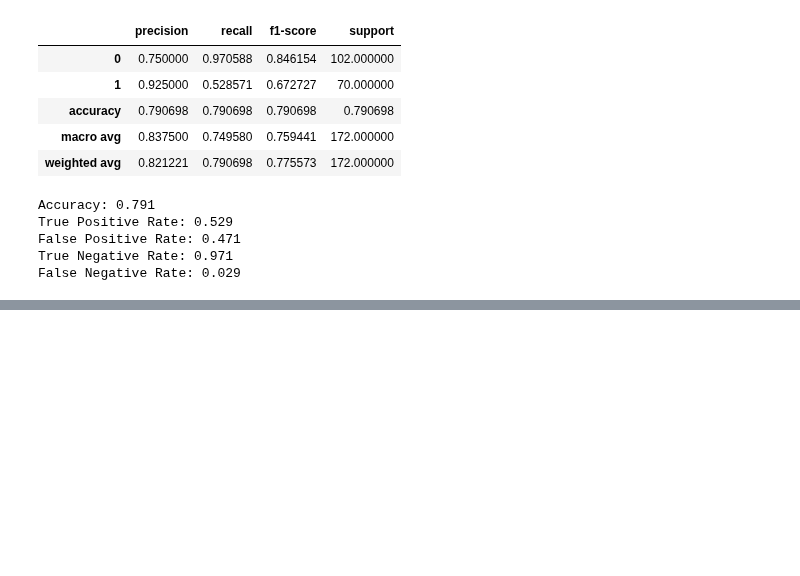
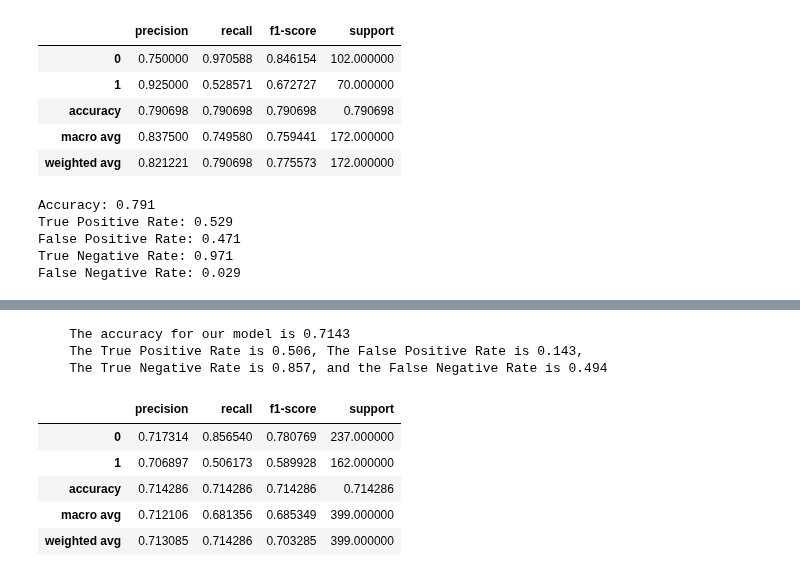
Before and after one commit to Ken-Alviola/classification-exercises, a Jupyter notebook: model.ipynb, the cells around one changed output, grey strips where cells are left out. Cells and saved outputs as stored; diff of their text form; code cells hidden in the pictures; blank space fills up the shorter version.

```diff
--- a/model.ipynb
+++ b/model.ipynb
@@ -455,0 +530,17 @@ False Negative Rate: 0.029
+# %%
+#4. Run through steps 2-4 setting k to 10
+knn2 = KNeighborsClassifier(n_neighbors=10)
+knn2.fit(x_train, y_train)
+
+class_report2 = get_metrics_bin(knn2, x_train,y_train)
+class_report2
+# %% [output]
+    The accuracy for our model is 0.7143
+    The True Positive Rate is 0.506, The False Positive Rate is 0.143,
+    The True Negative Rate is 0.857, and the False Negative Rate is 0.494
+|  | precision | recall | f1-score | support |
+| 0 | 0.717314 | 0.856540 | 0.780769 | 237.000000 |
+| 1 | 0.706897 | 0.506173 | 0.589928 | 162.000000 |
+| accuracy | 0.714286 | 0.714286 | 0.714286 | 0.714286 |
+| macro avg | 0.712106 | 0.681356 | 0.685349 | 399.000000 |
+| weighted avg | 0.713085 | 0.714286 | 0.703285 | 399.000000 |
```
Also changed, not shown: parts of 22 cells of this notebook.
